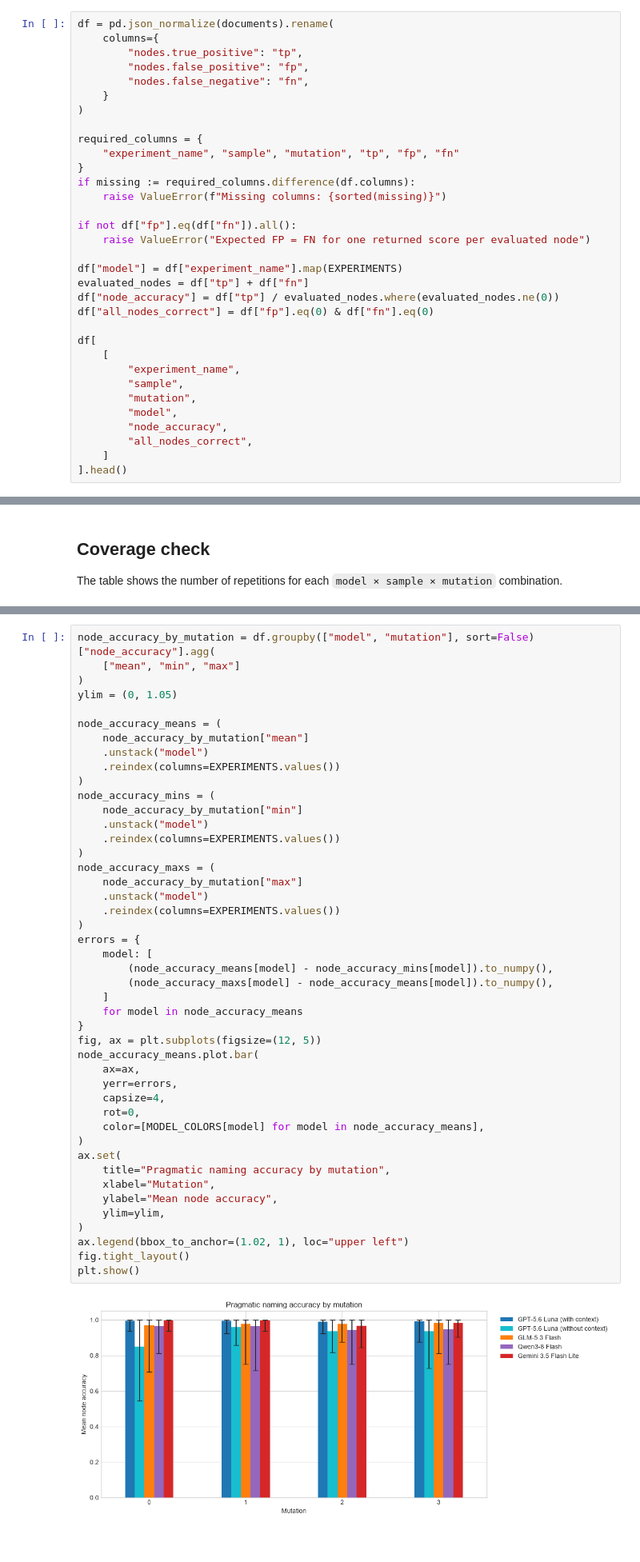
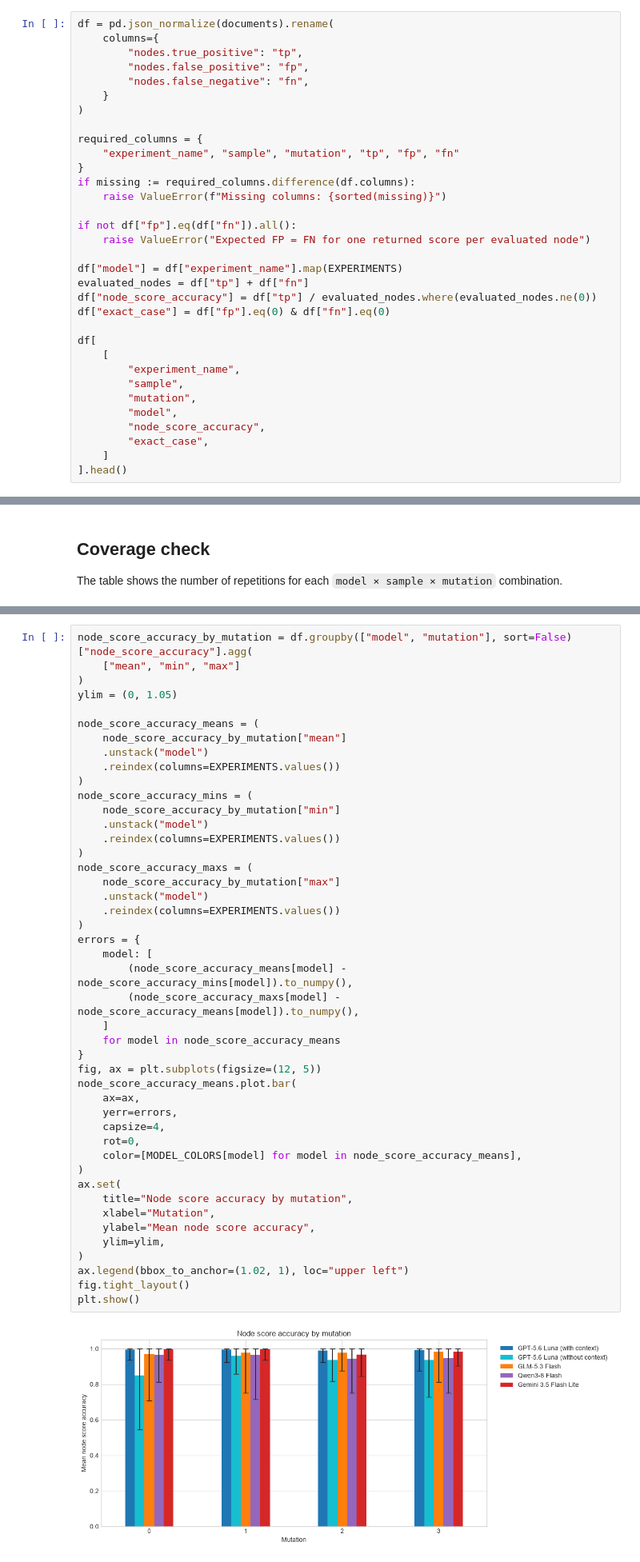
Before and after one commit to turqcacke/llm-uml-ucd-evaluator, a Jupyter notebook: eval/notebooks/02_pragmatic_analysis.ipynb, the cells around one changed output, grey strips where cells are left out. Shown at 80% size. Drawn from its saved outputs; the diff is of its cells as text.

```diff
--- a/eval/notebooks/02_pragmatic_analysis.ipynb
+++ b/eval/notebooks/02_pragmatic_analysis.ipynb
@@ -113,8 +113,8 @@ if not df["fp"].eq(df["fn"]).all():
 
 df["model"] = df["experiment_name"].map(EXPERIMENTS)
 evaluated_nodes = df["tp"] + df["fn"]
-df["node_accuracy"] = df["tp"] / evaluated_nodes.where(evaluated_nodes.ne(0))
-df["all_nodes_correct"] = df["fp"].eq(0) & df["fn"].eq(0)
+df["node_score_accuracy"] = df["tp"] / evaluated_nodes.where(evaluated_nodes.ne(0))
+df["exact_case"] = df["fp"].eq(0) & df["fn"].eq(0)
 
 df[
     [
@@ -122,8 +122,8 @@ df[
         "sample",
         "mutation",
         "model",
-        "node_accuracy",
-        "all_nodes_correct",
+        "node_score_accuracy",
+        "exact_case",
     ]
 ].head()
 # %% [output]
@@ -232,50 +232,50 @@ Mean node accuracy is shown for each model and mutation. Each observation is giv
 # %%
-node_accuracy_by_mutation = df.groupby(["model", "mutation"], sort=False)["node_accuracy"].agg(
+node_score_accuracy_by_mutation = df.groupby(["model", "mutation"], sort=False)["node_score_accuracy"].agg(
     ["mean", "min", "max"]
 )
 ylim = (0, 1.05)
 
-node_accuracy_means = (
-    node_accuracy_by_mutation["mean"]
+node_score_accuracy_means = (
+    node_score_accuracy_by_mutation["mean"]
     .unstack("model")
     .reindex(columns=EXPERIMENTS.values())
 )
-node_accuracy_mins = (
-    node_accuracy_by_mutation["min"]
+node_score_accuracy_mins = (
+    node_score_accuracy_by_mutation["min"]
     .unstack("model")
     .reindex(columns=EXPERIMENTS.values())
 )
-node_accuracy_maxs = (
-    node_accuracy_by_mutation["max"]
+node_score_accuracy_maxs = (
+    node_score_accuracy_by_mutation["max"]
     .unstack("model")
     .reindex(columns=EXPERIMENTS.values())
 )
 errors = {
     model: [
-        (node_accuracy_means[model] - node_accuracy_mins[model]).to_numpy(),
-        (node_accuracy_maxs[model] - node_accuracy_means[model]).to_numpy(),
+        (node_score_accuracy_means[model] - node_score_accuracy_mins[model]).to_numpy(),
+        (node_score_accuracy_maxs[model] - node_score_accuracy_means[model]).to_numpy(),
     ]
-    for model in node_accuracy_means
+    for model in node_score_accuracy_means
 }
 fig, ax = plt.subplots(figsize=(12, 5))
-node_accuracy_means.plot.bar(
+node_score_accuracy_means.plot.bar(
     ax=ax,
     yerr=errors,
     capsize=4,
     rot=0,
-    color=[MODEL_COLORS[model] for model in node_accuracy_means],
+    color=[MODEL_COLORS[model] for model in node_score_accuracy_means],
 )
 ax.set(
-    title="Pragmatic naming accuracy by mutation",
+    title="Node score accuracy by mutation",
     xlabel="Mutation",
-    ylabel="Mean node accuracy",
+    ylabel="Mean node score accuracy",
     ylim=ylim,
 )
 ax.legend(bbox_to_anchor=(1.02, 1), loc="upper left")
 fig.tight_layout()
 plt.show()
 # %% [output]
-[figure, old version]
+[figure, new version]
 # %% [markdown]
 ### Save figure
 # %%
```
Also changed, not shown: parts of 13 cells of this notebook, 4 other files.
